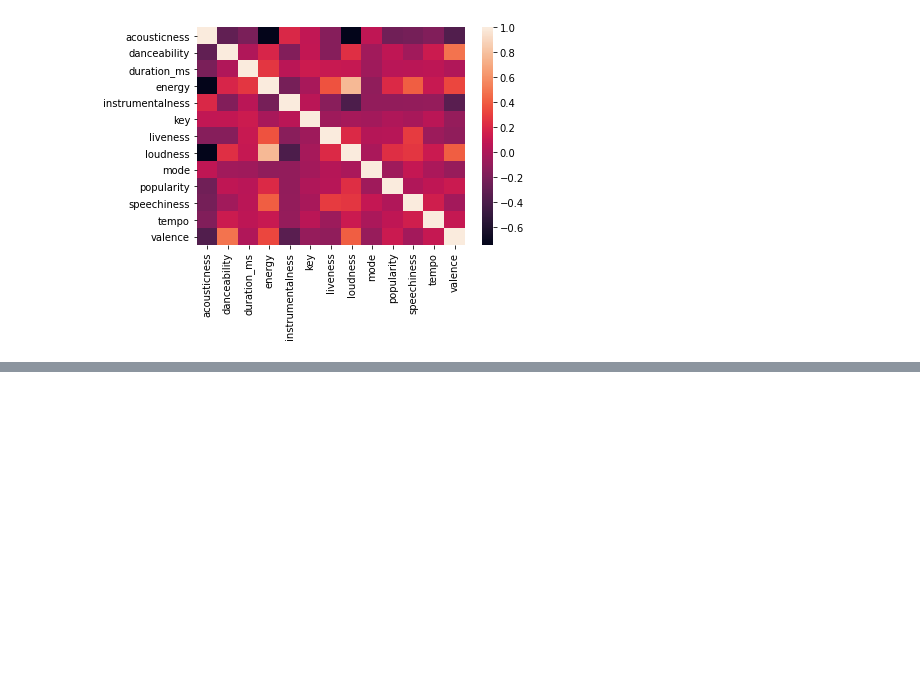
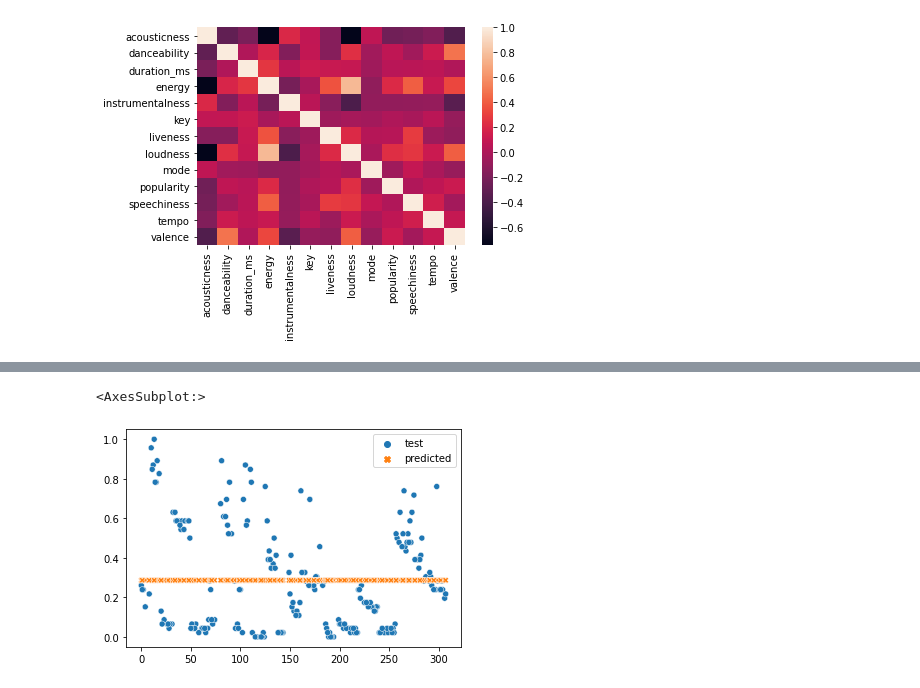
Before and after one commit to ninahew/music_machine, a Jupyter notebook: code/Marvelous Music Machine.ipynb, the cells around one changed output, grey strips where cells are left out. Cells and saved outputs as stored; diff of their text form; code cells hidden in the pictures; blank space fills up the shorter version.

```diff
--- a/code/Marvelous Music Machine.ipynb
+++ b/code/Marvelous Music Machine.ipynb
@@ -71,8 +71,9 @@ Index(['acousticness', 'album_name', 'album_type', 'analysis_url', 'artist',
       dtype='object')
 # %%
-# df.drop(columns= ['analysis_url', 'release_date', 'track_href', 'type', 'uri'], inplace = True)
-# df.drop(columns='id', inplace = True)
-# df.drop(columns = ['album_name','album_type', 'artist', 'time_signature', 'track_name'], inplace = True)
+df.drop(columns= ['analysis_url', 'release_date', 'track_href', 'type', 'uri'], inplace = True)
+df.drop(columns='id', inplace = True)
+df.drop(columns = ['album_name','album_type', 'artist', 'time_signature', 'track_name'], inplace = True)
+df.drop(columns = 'Unnamed: 0', inplace = True)
 # %%
 df.head()
 # %% [output]
@@ -101,3 +102,15 @@ sns.heatmap(df_normalized.corr())
 # %% [output]
 <AxesSubplot:>
 [figure]
+# %%
+X = df_normalized[['acousticness', 'danceability', 'duration_ms', 'energy',
+       'instrumentalness', 'key', 'liveness', 'loudness', 'mode',
+       'speechiness', 'tempo', 'valence']]
+y = df_normalized['popularity']
+# %%
+from sklearn import linear_model
+from sklearn.model_selection import train_test_split
+
+X_train, X_test, y_train, y_test = train_test_split(X, y, test_size=0.30, random_state=42)
+model = linear_model.Lasso(alpha= 1.0)
+model.fit(X_train, y_train)
@@ -103,0 +126,4 @@ sns.heatmap(df_normalized.corr())
+# %%
+y_pred = model.predict(X_train)
+first_test = pd.DataFrame({'test':y_train, 'predicted':y_pred})
+first_test
@@ -103,0 +144,5 @@ sns.heatmap(df_normalized.corr())
+# %%
+sns.scatterplot(data = first_test)
+# %% [output]
+<AxesSubplot:>
+[figure, added]
```
Also changed, not shown: parts of 9 cells of this notebook.
